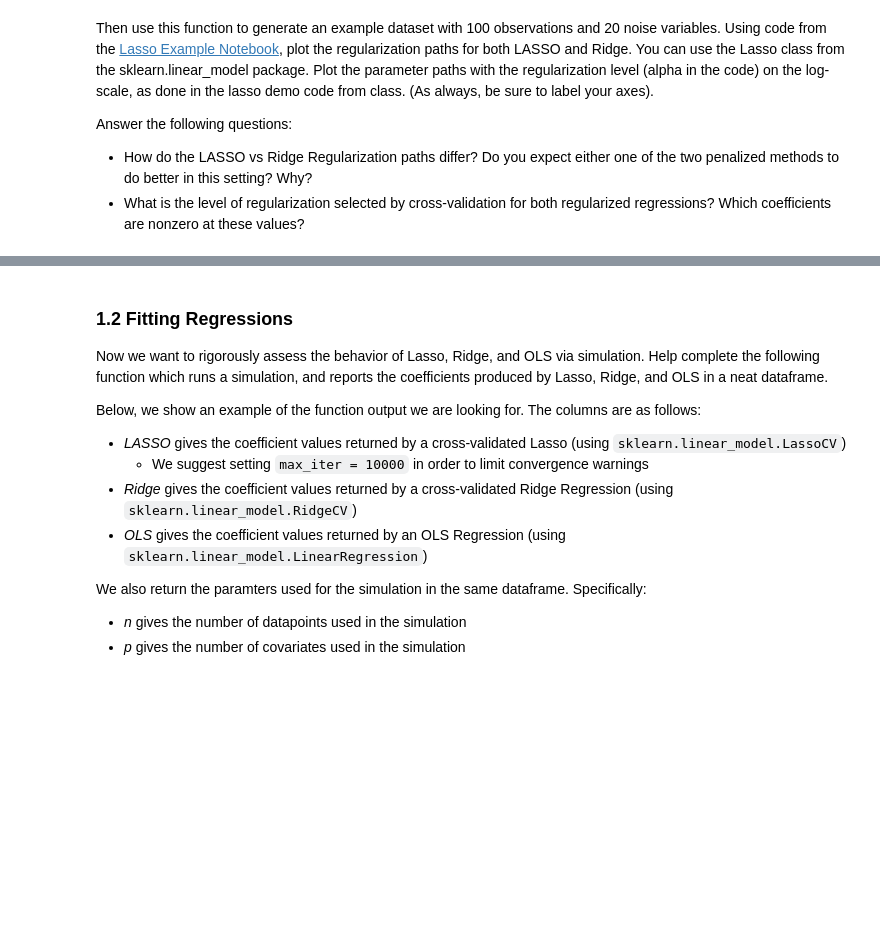
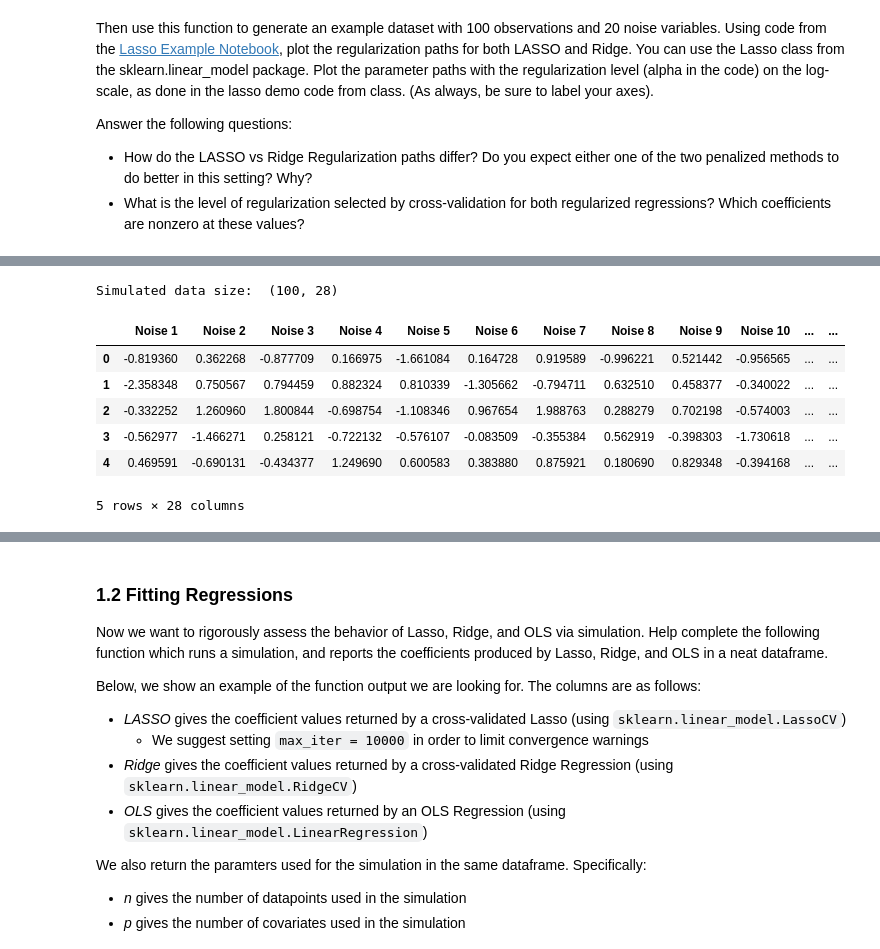
Before and after one commit to felicia9820/sds6650_intermediate_machine_learning, a Jupyter notebook: assignments/assn1/assn1_wv.ipynb, the cells around one changed output, grey strips where cells are left out. Cells and saved outputs as stored; diff of their text form; code cells hidden in the pictures; blank space fills up the shorter version.

```diff
--- a/assignments/assn1/assn1_wv.ipynb
+++ b/assignments/assn1/assn1_wv.ipynb
@@ -121,0 +139,19 @@ Answer the following questions:
+# %%
+# Space for your code and answers here
+
+# 1.1.1 Generate a dataset with 100 observations and 20 noise variables
+np.random.seed(6650)
+X_sim, y_sim = simulate_data(n=100, p=20, rho=None)
+print('Simulated data size: ', X_sim.shape)
+# %% [output]
+Simulated data size:  (100, 28)
+# %%
+X_sim.head()
+# %% [output]
+|  | Noise 1 | Noise 2 | Noise 3 | Noise 4 | Noise 5 | Noise 6 | Noise 7 | Noise 8 | Noise 9 | Noise 10 | ... | ... |
+| 0 | -0.819360 | 0.362268 | -0.877709 | 0.166975 | -1.661084 | 0.164728 | 0.919589 | -0.996221 | 0.521442 | -0.956565 | ... | ... |
+| 1 | -2.358348 | 0.750567 | 0.794459 | 0.882324 | 0.810339 | -1.305662 | -0.794711 | 0.632510 | 0.458377 | -0.340022 | ... | ... |
+| 2 | -0.332252 | 1.260960 | 1.800844 | -0.698754 | -1.108346 | 0.967654 | 1.988763 | 0.288279 | 0.702198 | -0.574003 | ... | ... |
+| 3 | -0.562977 | -1.466271 | 0.258121 | -0.722132 | -0.576107 | -0.083509 | -0.355384 | 0.562919 | -0.398303 | -1.730618 | ... | ... |
+| 4 | 0.469591 | -0.690131 | -0.434377 | 1.249690 | 0.600583 | 0.383880 | 0.875921 | 0.180690 | 0.829348 | -0.394168 | ... | ... |
+5 rows × 28 columns
```
Also changed, not shown: parts of 6 cells of this notebook.
